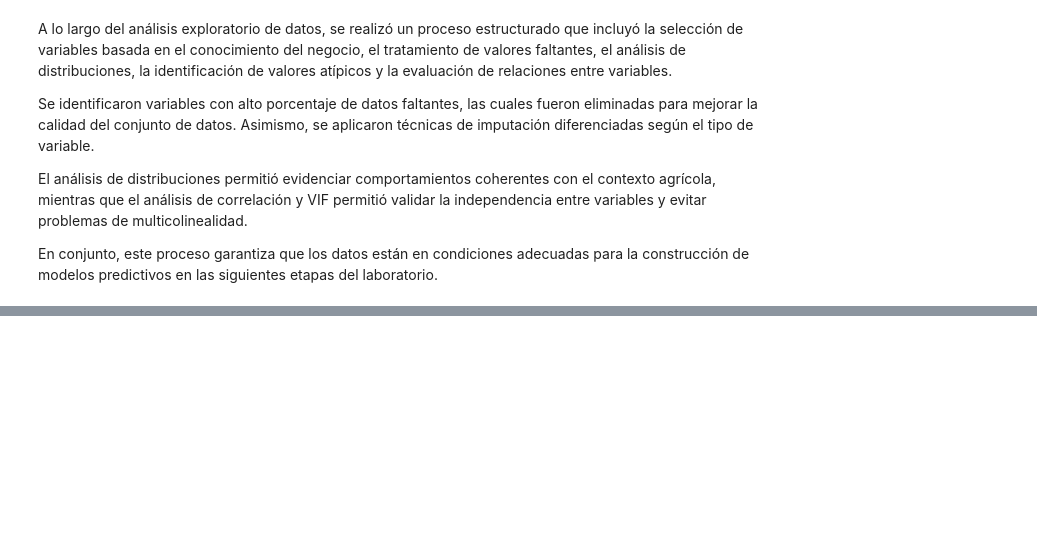
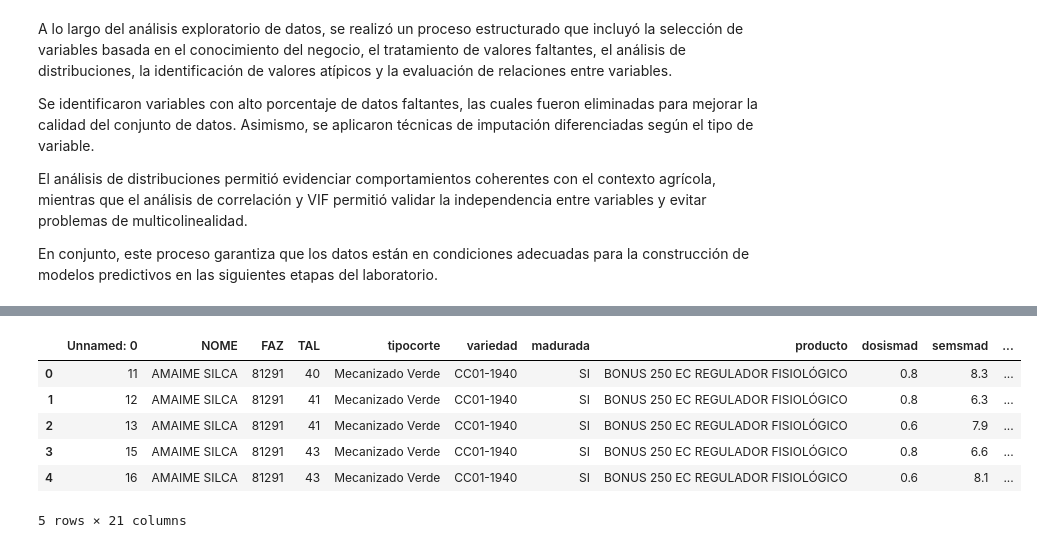
Before and after one commit to esuetorres/Lab-Industria-azucarera-APOIII, a Jupyter notebook: laboratorio_azucar/notebooks/02_eda_preprocesamiento.ipynb, the cells around one changed output, grey strips where cells are left out. Saved outputs shown, nothing was run; the diff lists cells and outputs as text; code cells hidden in the pictures; blank space fills up the shorter version.

```diff
--- a/laboratorio_azucar/notebooks/02_eda_preprocesamiento.ipynb
+++ b/laboratorio_azucar/notebooks/02_eda_preprocesamiento.ipynb
@@ -326,0 +331,10 @@ En conjunto, este proceso garantiza que los datos están en condiciones adecuada
+# %%
+ipsa.head()
+# %% [output]
+|  | Unnamed: 0 | NOME | FAZ | TAL | tipocorte | variedad | madurada | producto | dosismad | semsmad | ... |
+| 0 | 11 | AMAIME SILCA | 81291 | 40 | Mecanizado Verde | CC01-1940 | SI | BONUS 250 EC REGULADOR FISIOLÓGICO | 0.8 | 8.3 | ... |
+| 1 | 12 | AMAIME SILCA | 81291 | 41 | Mecanizado Verde | CC01-1940 | SI | BONUS 250 EC REGULADOR FISIOLÓGICO | 0.8 | 6.3 | ... |
+| 2 | 13 | AMAIME SILCA | 81291 | 41 | Mecanizado Verde | CC01-1940 | SI | BONUS 250 EC REGULADOR FISIOLÓGICO | 0.6 | 7.9 | ... |
+| 3 | 15 | AMAIME SILCA | 81291 | 43 | Mecanizado Verde | CC01-1940 | SI | BONUS 250 EC REGULADOR FISIOLÓGICO | 0.8 | 6.6 | ... |
+| 4 | 16 | AMAIME SILCA | 81291 | 43 | Mecanizado Verde | CC01-1940 | SI | BONUS 250 EC REGULADOR FISIOLÓGICO | 0.6 | 8.1 | ... |
+5 rows × 21 columns
```
Also changed, not shown: parts of 10 cells of this notebook.
